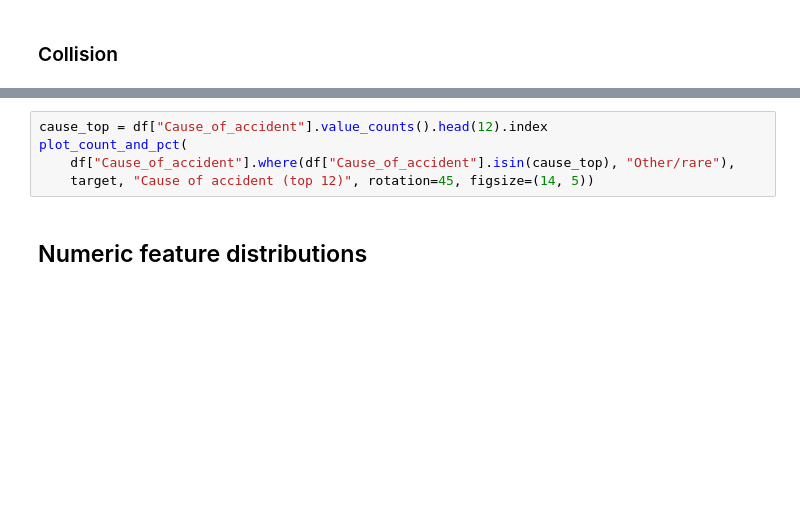
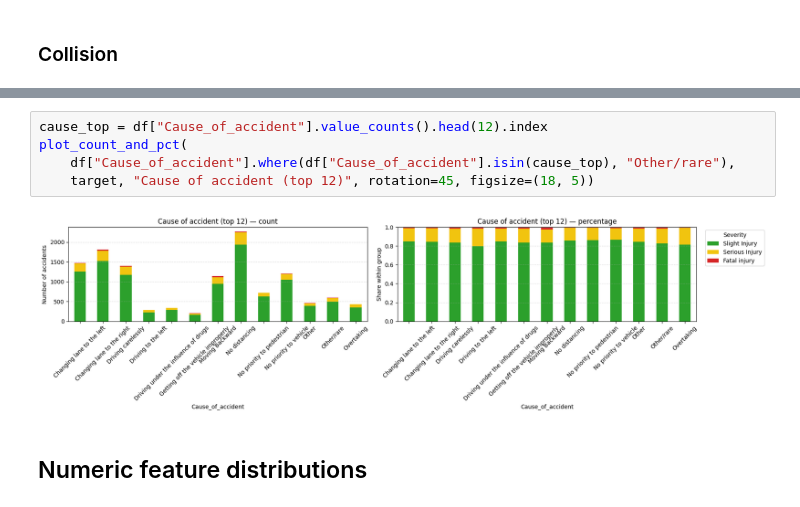
Before and after one commit to ThSonDev/crash-severity-tabnet-stacking, a Jupyter notebook: EDA_cleaned.ipynb, the cells around one changed output, grey strips where cells are left out. Saved outputs shown, nothing was run; the diff lists cells and outputs as text; blank space fills up the shorter version.

```diff
--- a/EDA_cleaned.ipynb
+++ b/EDA_cleaned.ipynb
@@ -166,8 +218,10 @@ plot_count_and_pct(df["Type_of_collision"], target,
 # %%
 cause_top = df["Cause_of_accident"].value_counts().head(12).index
 plot_count_and_pct(
     df["Cause_of_accident"].where(df["Cause_of_accident"].isin(cause_top), "Other/rare"),
-    target, "Cause of accident (top 12)", rotation=45, figsize=(14, 5))
+    target, "Cause of accident (top 12)", rotation=45, figsize=(18, 5))
+# %% [output]
+[figure, added]
 # %% [markdown]
 ## Numeric feature distributions
 # %%
```
Also changed, not shown: parts of 24 cells of this notebook, 1 other file.
